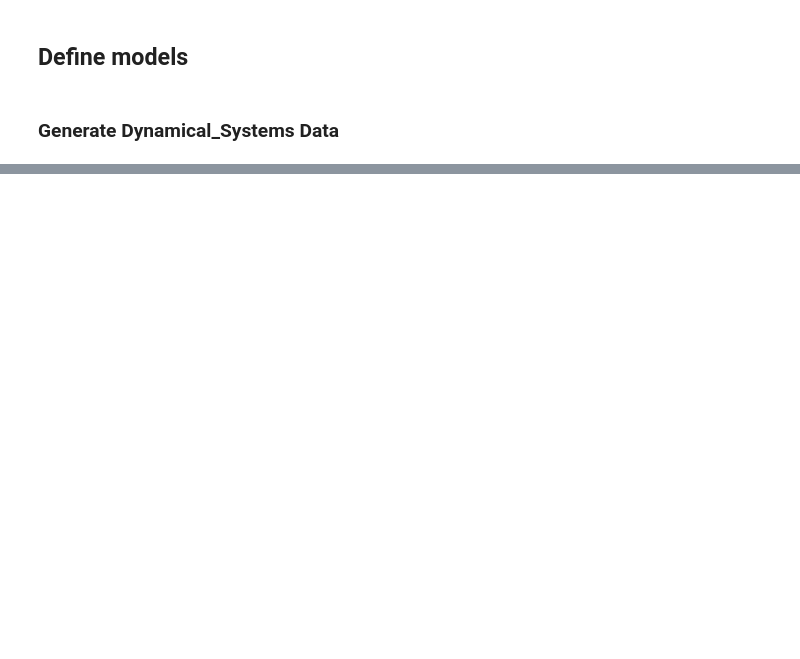
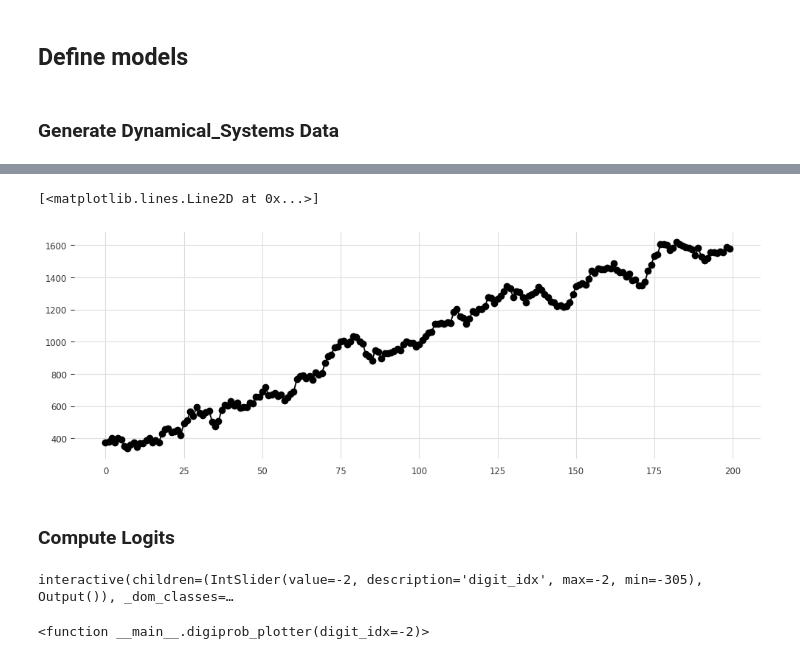
Before and after one commit to AntonioLiu97/llmICL, a Jupyter notebook: distribution_tuning_demo.ipynb, the cells around one changed output, grey strips where cells are left out. Cells and saved outputs as stored; diff of their text form; code cells hidden in the pictures; blank space fills up the shorter version.

```diff
--- a/distribution_tuning_demo.ipynb
+++ b/distribution_tuning_demo.ipynb
@@ -196,0 +420,20 @@ An NVIDIA GPU may be present on this machine, but a CUDA-enabled jaxlib is not i
+# %%
+from models.llama import get_model_and_tokenizer
+from jax import grad,vmap
+import torch
+
+transform = scaler.transform
+input_str = serialize_arr(vmap(transform)(input_arr), settings)
+target_str = serialize_arr(vmap(transform)(test_arr), settings)
+full_series = input_str + target_str
+
+
+
+full_array = np.concatenate([vmap(transform)(input_arr)*1000,vmap(transform)(test_arr)*1000])
+plt.figure(figsize=(12, 4))
+plt.plot(full_array, marker = 'o')
+# %% [output]
+[<matplotlib.lines.Line2D at 0x...>]
+[figure, added]
+# %% [markdown]
+### Compute Logits
@@ -196,0 +457,38 @@ An NVIDIA GPU may be present on this machine, but a CUDA-enabled jaxlib is not i
+# %%
+from ipywidgets import interact
+import matplotlib.pyplot as plt
+import numpy as np
+import torch
+
+# Assuming logit_mat, T, good_tokens_str, full_array, and full_series are defined
+# ...
+
+probs = torch.nn.functional.softmax(logit_mat / T, dim=-1)
+string_labels = [label for label in good_tokens_str]
+full_array_len = len(full_array)
+
+def digiprob_plotter(digit_idx=-2):
+
+    array_idx = full_series[digit_idx + 1:].count(',')
+    fig, axs = plt.subplots(2, 1, figsize = (12,6))
+
+    # Add distance between the two main plots
+    plt.subplots_adjust(hspace=0.4)  # Adjust the horizontal space between subplots
+
+    axs[0].plot(full_array, marker='o')
+    axs[0].plot(full_array_len - array_idx, full_array[full_array_len - array_idx], color='r', marker='o')
+
+    x_coords = np.arange(11)
+    probs_array = probs[:, digit_idx].cpu().numpy()[0]
+    axs[1].set_title(full_series[-30 + digit_idx + 1:digit_idx + 1] + "?")
+    axs[1].bar(x_coords, probs_array)
+    axs[1].set_xlabel("Digit")
+    axs[1].set_ylabel("Probability")
+    axs[1].set_xticks(x_coords)
+    axs[1].set_xticklabels(string_labels)
+    plt.show()
+
+interact(digiprob_plotter, digit_idx=(-305, -2, 1))
+# %% [output]
+interactive(children=(IntSlider(value=-2, description='digit_idx', max=-2, min=-305), Output()), _dom_classes=…
+<function __main__.digiprob_plotter(digit_idx=-2)>
```
Also changed, not shown: parts of 22 cells of this notebook, 3 other files.
